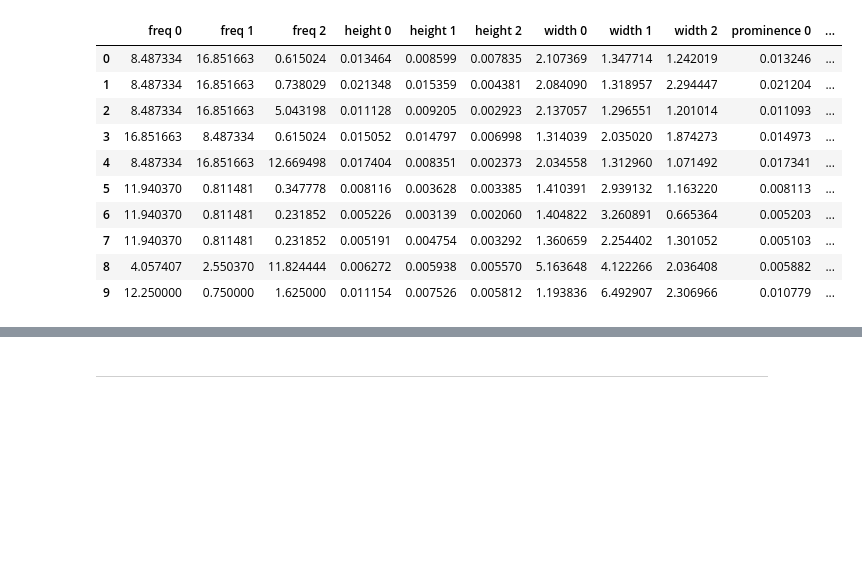
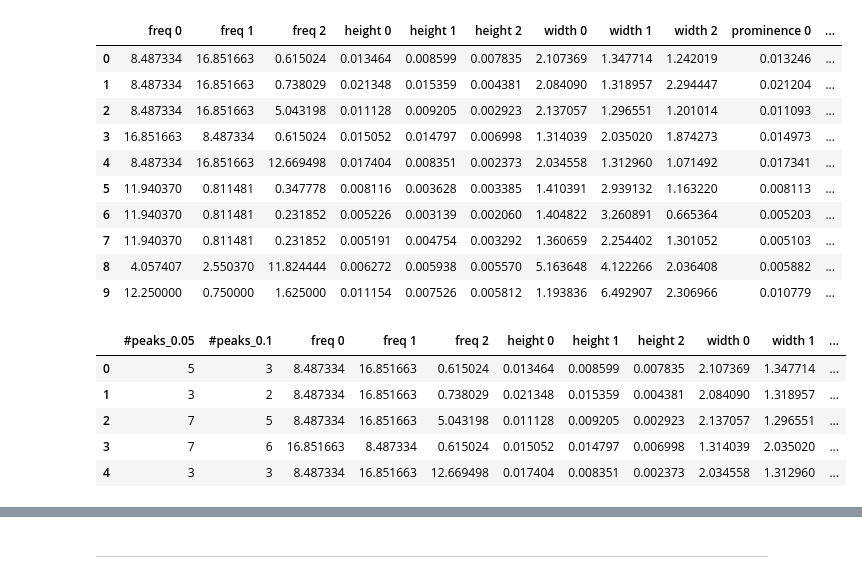
Before and after one commit to DersUzala/FFT, a Jupyter notebook: Features generation.ipynb, the cells around one changed output, grey strips where cells are left out. Saved outputs shown, nothing was run; the diff lists cells and outputs as text; code cells hidden in the pictures; blank space fills up the shorter version.

```diff
--- a/Features generation.ipynb
+++ b/Features generation.ipynb
@@ -32,9 +32,6 @@ path = r'C:\Users\Public\Documents\HRS'
 # %%
 el_sig = pd.read_csv(path + '\All FFT of electrode signal.csv', index_col=0)
 om_sig = pd.read_csv(path + '\All FFT of optical signal.csv', index_col=0)
-# %%
-el_sig.drop(['target'], inplace=True)
-om_sig.drop(['target'], inplace=True)
 # %% [markdown]
 ### Feature generation
 # %%
@@ -57,7 +54,7 @@ number of peaks
 
 def number_of_peaks(full_df, th):
     all_props = []
-    df = full_df[full_df.columns[::2]]
+    df = full_df[full_df.columns[::2]][:-1]
     for col in df:
         _, properties = find_peaks(df[col], height=0)
         all_props.append(properties)
@@ -108,8 +105,8 @@ def properties_of_peaks(full_df, n, lf_th=1):
 
     all_peaks = []
     all_props = []
-    df = full_df[full_df.columns[::2]]
-    xf = full_df[full_df.columns[1::2]]
+    df = full_df[full_df.columns[::2]][:-1]
+    xf = full_df[full_df.columns[1::2]][:-1]
 
     for col in df:
         peaks, properties = find_peaks(df[col], height=0, width=0, prominence=0, rel_height=0.5)
@@ -194,20 +191,44 @@ threshhold
 th2: float, from 0 to 1
 threshhold
 
+lf_th: float
+low frequency threshhold
+
+path: str
+path to save the matrix
+
+download: bool
+download or not download feature matrix
+
 Returns:
 
 features: DataFrame
 features for full_df dataframe
 """
 
-def create_feature_df(full_df, n, th1, th2):
+def create_feature_df(full_df, n, th1, th2, lf_th, path, download=False):
 
     features = pd.DataFrame()
 
-    properties = properties_of_peaks(full_df=full_df, n=n)
+    properties = properties_of_peaks(full_df=full_df, n=n, lf_th=lf_th)
     num_peak_1 = number_of_peaks(full_df=full_df, th=th1)
     num_peak_2 = number_of_peaks(full_df=full_df, th=th2)
+    target = pd.DataFrame(el_sig[el_sig.columns[::2]].loc['target'].reset_index().drop('index',axis=1))
 
     features = pd.concat([features, num_peak_1, num_peak_2, properties], axis=1)
+    features = pd.concat([features, target], axis=1)
 
-    return(features)
+    if download == True:
+        features.to_csv(path + '\Feature matrix.csv')
+        return(features)
+    else:
+        return(features)
+# %%
+create_feature_df(el_sig, n=3, th1=0.05, th2=0.1, lf_th=1.5, path=path, download=True).head()
+# %% [output]
+|  | #peaks_0.05 | #peaks_0.1 | freq 0 | freq 1 | freq 2 | height 0 | height 1 | height 2 | width 0 | width 1 | ... |
+| 0 | 5 | 3 | 8.487334 | 16.851663 | 0.615024 | 0.013464 | 0.008599 | 0.007835 | 2.107369 | 1.347714 | ... |
+| 1 | 3 | 2 | 8.487334 | 16.851663 | 0.738029 | 0.021348 | 0.015359 | 0.004381 | 2.084090 | 1.318957 | ... |
+| 2 | 7 | 5 | 8.487334 | 16.851663 | 5.043198 | 0.011128 | 0.009205 | 0.002923 | 2.137057 | 1.296551 | ... |
+| 3 | 7 | 6 | 16.851663 | 8.487334 | 0.615024 | 0.015052 | 0.014797 | 0.006998 | 1.314039 | 2.035020 | ... |
+| 4 | 3 | 3 | 8.487334 | 16.851663 | 12.669498 | 0.017404 | 0.008351 | 0.002373 | 2.034558 | 1.312960 | ... |
```
Also changed, not shown: parts of 1 cell of this notebook, 1 other file.
